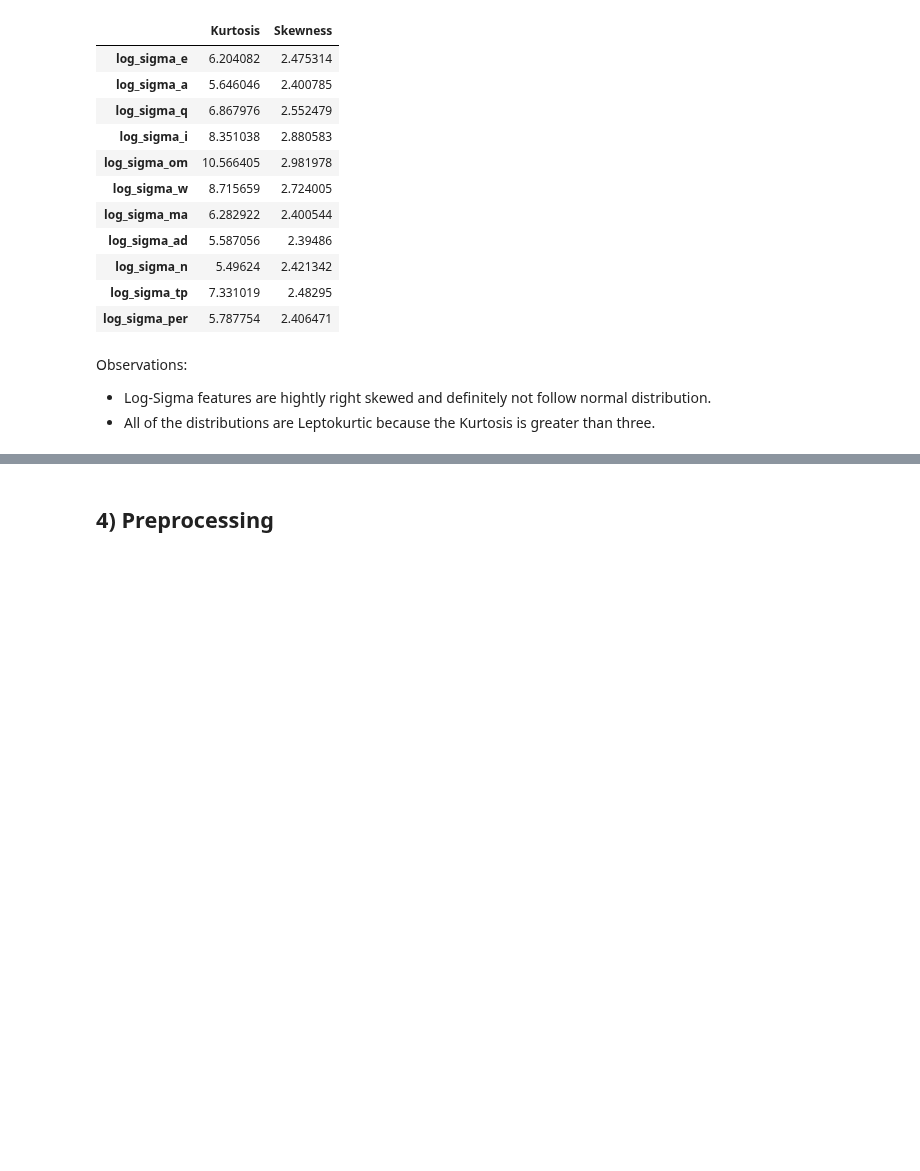
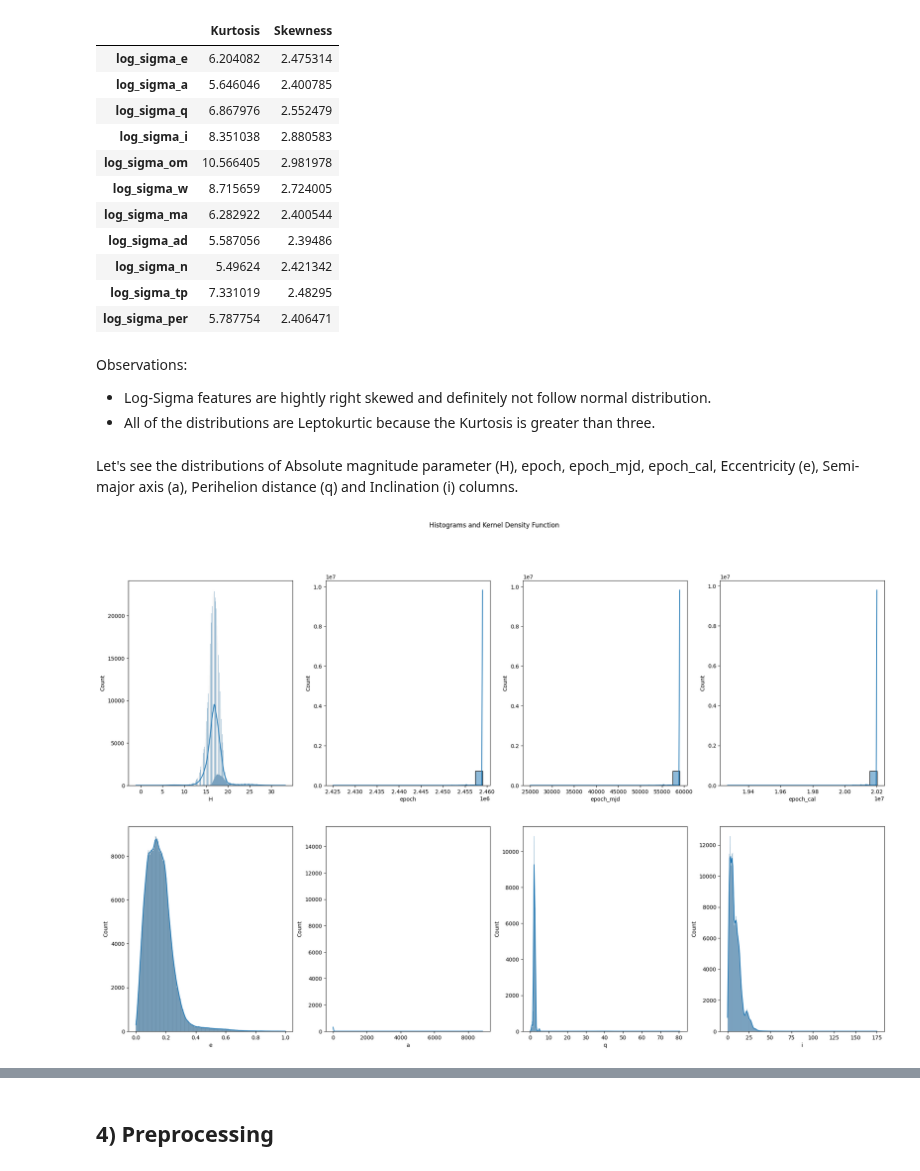
Before and after one commit to caiosoter/DS-Projects, a Jupyter notebook: Asteroid_Classification/Asteroid_Classification.ipynb, the cells around one changed output, grey strips where cells are left out. Saved outputs shown, nothing was run; the diff lists cells and outputs as text; code cells hidden in the pictures; blank space fills up the shorter version.

```diff
--- a/Asteroid_Classification/Asteroid_Classification.ipynb
+++ b/Asteroid_Classification/Asteroid_Classification.ipynb
@@ -442,3 +442,21 @@ Observations:
 
 - Log-Sigma features are hightly right skewed and definitely not follow normal distribution.
 - All of the distributions are Leptokurtic because the Kurtosis is greater than three.
+# %% [markdown]
+Let's see the distributions of Absolute magnitude parameter (H), epoch, epoch_mjd, epoch_cal, Eccentricity (e), Semi-major axis (a), Perihelion distance (q) and Inclination (i) columns.
+# %%
+# Creating a subplot:
+fig, ax = plt.subplots(nrows=2, ncols=4, sharex=False, sharey=False, figsize=(25, 15))
+fig.suptitle("Histograms and Kernel Density Function")
+
+# Histogram plots:
+sns.histplot(X_train['H'], ax=ax[0, 0], kde=True)
+sns.histplot(X_train['epoch'], ax=ax[0, 1], kde=True)
+sns.histplot(X_train['epoch_mjd'], ax=ax[0, 2], kde=True)
+sns.histplot(X_train['epoch_cal'], ax=ax[0, 3], kde=True)
+sns.histplot(X_train['e'], ax=ax[1, 0], kde=True)
+sns.histplot(X_train['a'], ax=ax[1, 1], kde=True)
+sns.histplot(X_train['q'], ax=ax[1, 2], kde=True)
+sns.histplot(X_train['i'], ax=ax[1, 3], kde=True);
+# %% [output]
+[figure, added]
```
Also changed, not shown: parts of 13 cells of this notebook.
